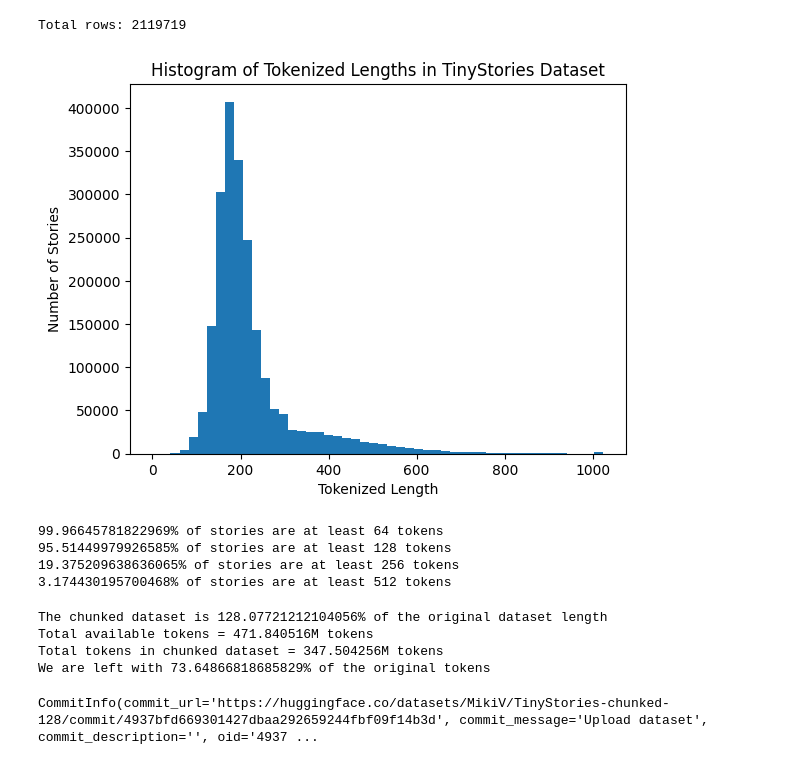
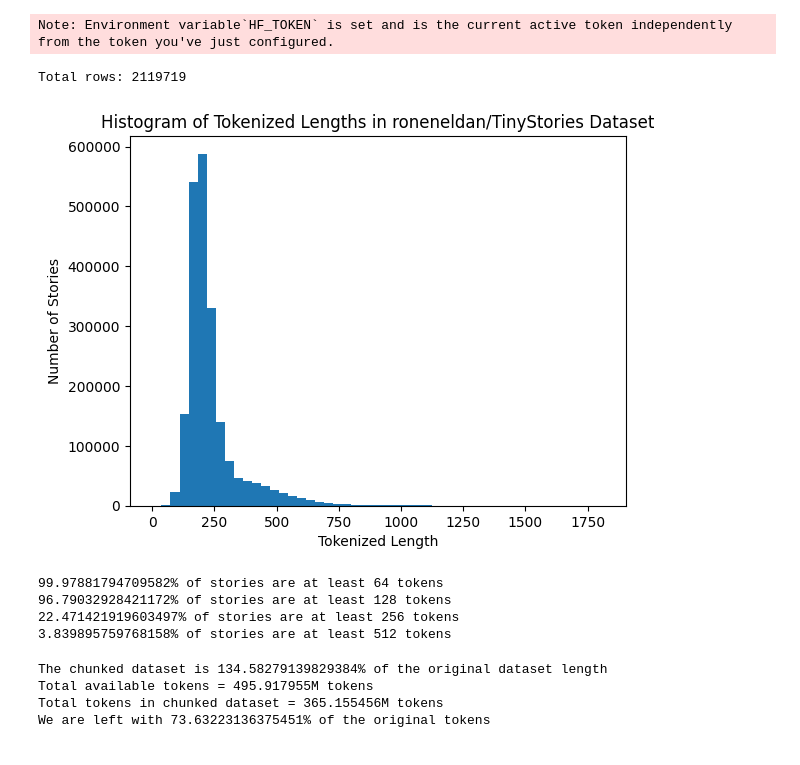
Before and after one commit to MikiVanousek/scaling, a Jupyter notebook: tiny_stories.ipynb, the cells around one changed output. Cells and saved outputs as stored; diff of their text form; code cells hidden in the pictures.

Commit message:
customizable dataset generation

```diff
--- a/tiny_stories.ipynb
+++ b/tiny_stories.ipynb
@@ -3,37 +10,52 @@ from datasets import load_dataset
+# %%
+
+load_dotenv('.envrc')
+if 'HF_TOKEN' in os.environ:
+    login(token=os.environ['HF_TOKEN'])
+else:
+    login(token=getpass.getpass('Huggingface token: '))
+# %% [output]
+Note: Environment variable`HF_TOKEN` is set and is the current active token independently from the token you've just configured.
 # %%
-DATASET_NAME = 'roneneldan/TinyStories'
-dataset = load_dataset(DATASET_NAME, split='train')
-print('Total rows:', len(dataset))
+DATASET_REPO = 'roneneldan/TinyStories'
+STORY_KEY = 'text'
+# DATASET_REPO = 'SimpleStories/SimpleStories'
+# STORY_KEY = 'story'
+
+TOKENIZER_MODEL = 'SimpleStories/SimpleStories-35M'
+VALIDATION_SPLIT_PERCENTAGE = 4
-# %% [output]
-Total rows: 2119719
+# %%
+
+dataset = load_dataset(DATASET_REPO, split='train')
+print('Total rows:', len(dataset))
+# %% [output]
+Total rows: 2119719
 # %%
 # tokenize the dataset
-from transformers import AutoTokenizer
-tokenizer = AutoTokenizer.from_pretrained('gpt2')
+tokenizer = AutoTokenizer.from_pretrained(TOKENIZER_MODEL)
 tokenizer.pad_token = tokenizer.eos_token
 def tokenize_function(examples):
-    return tokenizer(examples['text'], truncation=True)
-tokenized_datasets = dataset.map(tokenize_function, batched=True)
+    return tokenizer(examples[STORY_KEY], truncation=False, padding='do_not_pad')
+tokenized_dataset = dataset.map(tokenize_function, batched=True, remove_columns=dataset.column_names)
 # %%
 # Historgram of tokenized lengths
-import matplotlib.pyplot as plt
-lengths = [len(x) for x in tokenized_datasets['input_ids']]
+lengths = [len(x) for x in tokenized_dataset['input_ids']]
 plt.hist(lengths, bins=50)
 plt.xlabel('Tokenized Length')
 plt.ylabel('Number of Stories')
-plt.title('Histogram of Tokenized Lengths in TinyStories Dataset')
+plt.title(f'Histogram of Tokenized Lengths in {DATASET_REPO} Dataset')
 plt.show()
 # %% [output]
-[figure, old version]
+[figure, new version]
 # %%
 for thresh in [64, 128, 256, 512]:
     x = sum(l >= thresh for l in lengths) / len(lengths) * 100
     print(f"{x}% of stories are at least {thresh} tokens")
 # %% [output]
-99.96645781822969% of stories are at least 64 tokens
-95.51449979926585% of stories are at least 128 tokens
-19.375209638636065% of stories are at least 256 tokens
-3.174430195700468% of stories are at least 512 tokens
+99.97881794709582% of stories are at least 64 tokens
+96.79032928421172% of stories are at least 128 tokens
+22.471421919603497% of stories are at least 256 tokens
+3.839895759768158% of stories are at least 512 tokens
 # %%
 CHUNK_LENGTH = 128
 def chunk_dataset_with_map(dataset, token_column='input_ids', chunk_length=CHUNK_LENGTH):
@@ -76,12 +98,12 @@ chunked_dataset = chunk_dataset_with_map(tokenized_datasets, chunk_length=CHUNK_
 # %%
-print(f"The chunked dataset is {len(chunked_dataset)/len(tokenized_datasets) * 100}% of the original dataset length")
+print(f"The chunked dataset is {len(chunked_dataset)/len(tokenized_dataset) * 100}% of the original dataset length")
 total_tokens_chunked = len(chunked_dataset)*CHUNK_LENGTH/1e6
 total_tokens_original = sum(lengths)/1e6
 print(f"Total available tokens = {total_tokens_original}M tokens")
 print(f"Total tokens in chunked dataset = {total_tokens_chunked}M tokens")
 print(f"We are left with {total_tokens_chunked/total_tokens_original * 100}% of the original tokens")
 # %% [output]
-The chunked dataset is 128.07721212104056% of the original dataset length
-Total available tokens = 471.840516M tokens
-Total tokens in chunked dataset = 347.504256M tokens
-We are left with 73.64866818685829% of the original tokens
+The chunked dataset is 134.58279139829384% of the original dataset length
+Total available tokens = 495.917955M tokens
+Total tokens in chunked dataset = 365.155456M tokens
+We are left with 73.63223136375451% of the original tokens
@@ -97,7 +110,8 @@ login(token=token)
 # %%
-# Push the result to the hub
-# log in to huggingface hub first using `huggingface-cli login`
+# TODO Train validation split: Validation should not be chunked?! Should it contain long stories on purpose?
+# split_dataset = chunked_dataset.train_test_split(test_size=VALIDATION_SPLIT_PERCENTAGE/100)
+# print(f"Train set size: {len(split_dataset['train'])} samples")
+# print(f"Validation set size: {len(split_dataset['test'])} samples")
+# split_dataset.push_to_hub(f"MikiV/{DATASET_REPO.replace('/', '-')}-chunked-{CHUNK_LENGTH}", private=True)
 
-chunked_dataset.push_to_hub("MikiV/TinyStories-chunked-128", private=True, token='...')
+chunked_dataset.push_to_hub(f"MikiV/{DATASET_REPO.replace('/', '-')}-chunked-{CHUNK_LENGTH}", private=True)
-# %% [output]
-CommitInfo(commit_url='https://huggingface.co/datasets/MikiV/TinyStories-chunked-128/commit/4937bfd669301427dbaa292659244fbf09f14b3d', commit_message='Upload dataset', commit_description='', oid='4937 ...
```
Also changed, not shown: parts of 3 cells of this notebook, 2 other files.
